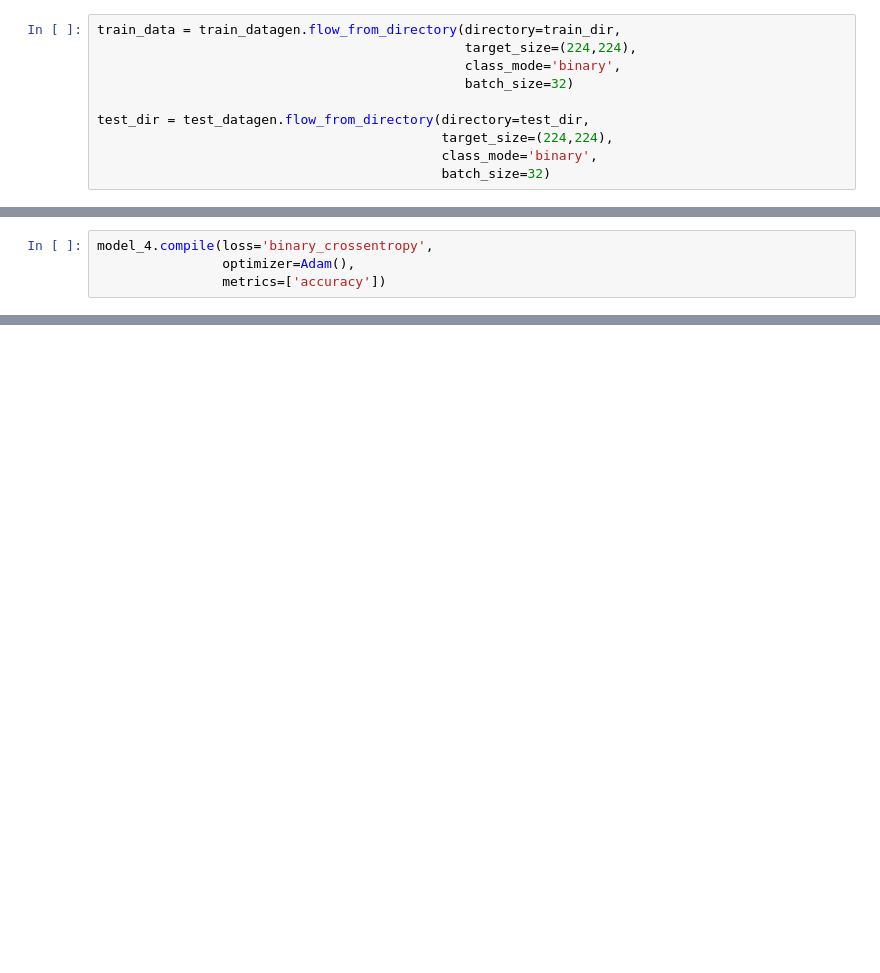
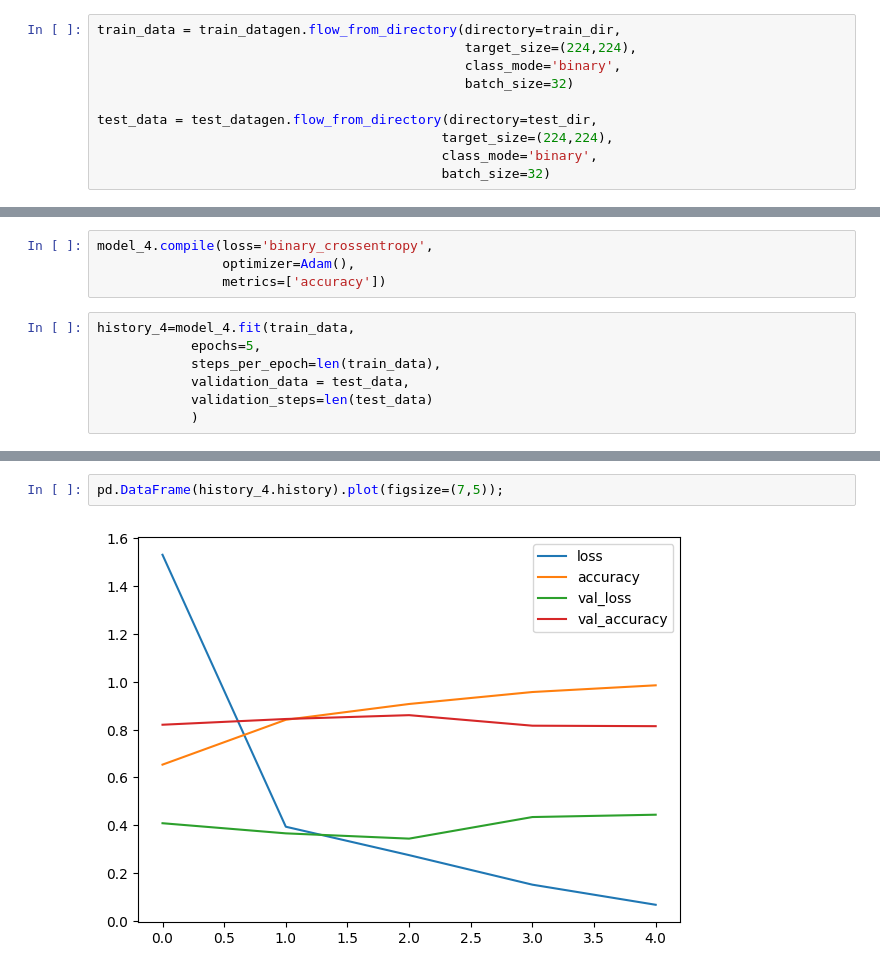
Before and after one commit to aakriti-dot/Tensorflow, a Jupyter notebook: Convolutional_neural_network.ipynb, the cells around one changed output, grey strips where cells are left out. Saved outputs shown, nothing was run; the diff lists cells and outputs as text; blank space fills up the shorter version.

```diff
--- a/Convolutional_neural_network.ipynb
+++ b/Convolutional_neural_network.ipynb
@@ -371,7 +371,7 @@ train_data = train_datagen.flow_from_directory(directory=train_dir,
                                                class_mode='binary',
                                                batch_size=32)
 
-test_dir = test_datagen.flow_from_directory(directory=test_dir,
+test_data = test_datagen.flow_from_directory(directory=test_dir,
                                             target_size=(224,224),
                                             class_mode='binary',
                                             batch_size=32)
@@ -437,3 +437,10 @@ model_4 = Sequential([
 model_4.compile(loss='binary_crossentropy',
                 optimizer=Adam(),
                 metrics=['accuracy'])
+# %%
+history_4=model_4.fit(train_data,
+            epochs=5,
+            steps_per_epoch=len(train_data),
+            validation_data = test_data,
+            validation_steps=len(test_data)
+            )
@@ -439,0 +468,4 @@ model_4.compile(loss='binary_crossentropy',
+# %%
+pd.DataFrame(history_4.history).plot(figsize=(7,5));
+# %% [output]
+[figure, added]
```
Also changed, not shown: parts of 5 cells of this notebook.
